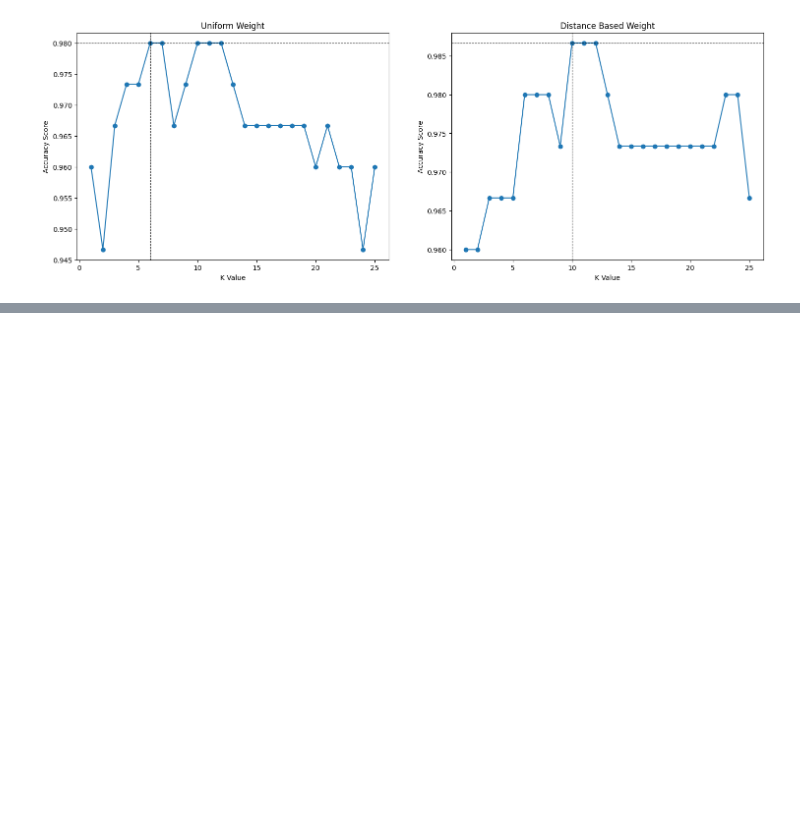
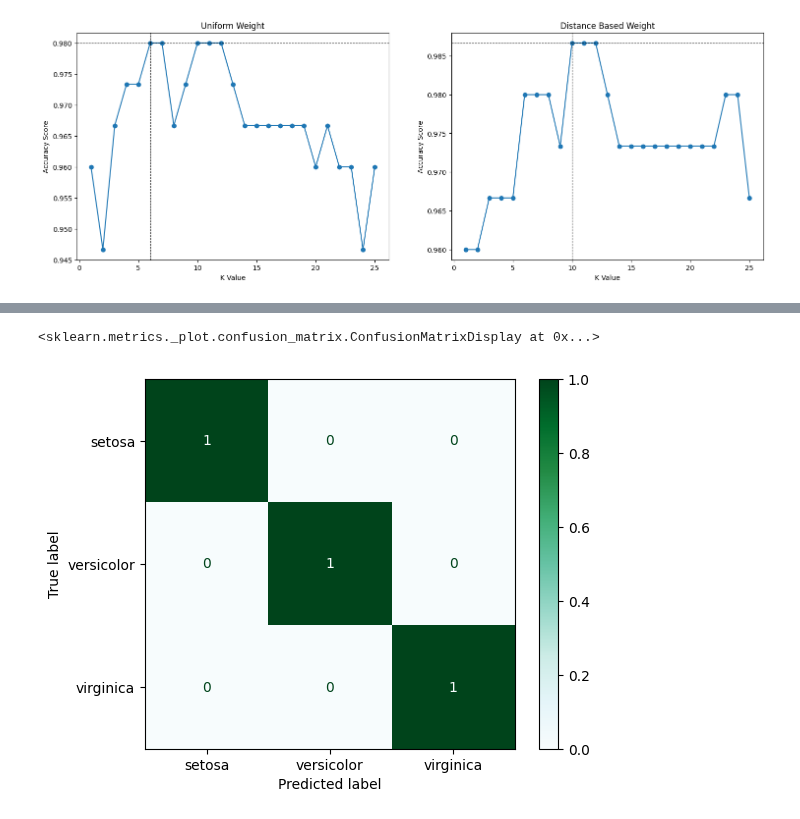
Before and after one commit to chenbin234/DAT405-DIT407-Introduction-to-data-science-and-AI, a Jupyter notebook: Assignment_2/Bingcheng/intro_to_AI_ass2.ipynb, the cells around one changed output, grey strips where cells are left out. Saved outputs shown, nothing was run; the diff lists cells and outputs as text; code cells hidden in the pictures; blank space fills up the shorter version.

```diff
--- a/Assignment_2/Bingcheng/intro_to_AI_ass2.ipynb
+++ b/Assignment_2/Bingcheng/intro_to_AI_ass2.ipynb
@@ -190,0 +202,5 @@ print(distance_based_score)
+# %%
+metrics.ConfusionMatrixDisplay.from_estimator(model_distance_based,X, y, normalize='true', cmap = 'BuGn', display_labels=iris.target_names)
+# %% [output]
+<sklearn.metrics._plot.confusion_matrix.ConfusionMatrixDisplay at 0x...>
+[figure, added]
```
Also changed, not shown: parts of 4 cells of this notebook.
